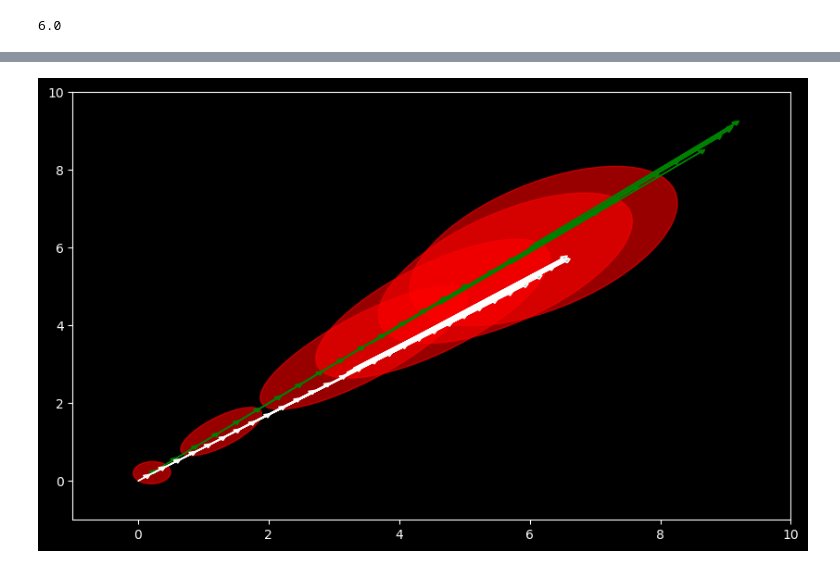
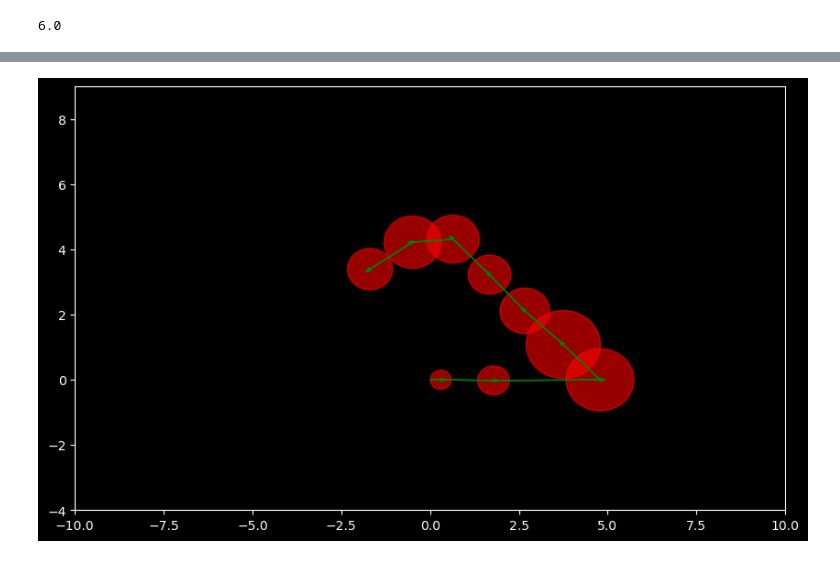
Before and after one commit to nuryte/localization, a Jupyter notebook: localization.ipynb, the cells around one changed output, grey strips where cells are left out. Drawn from its saved outputs; the diff is of its cells as text; code cells hidden in the pictures.

Commit message:
cleaned the error feedback

```diff
--- a/localization.ipynb
+++ b/localization.ipynb
@@ -334,7 +334,7 @@ plot_gaussian_ellipse2(x, Q, ax1, color='yellow', alpha=0.4)
 # Kalman Filter
 # %%
 x0 = [0,0]
-U = [(5,0), (0,5), (-9,-2), (7,7)]
+U = [(5,0), (0,5), (-9,-4), (7,7)]
 
 
 # Initial belief
@@ -405,60 +405,72 @@ def prob_motion2(x, u, motion_cov):
     return mean, cov
 
 ax1 = plt.axes()
-ax1.set_xlim(-1, 10)
-ax1.set_ylim(-1, 10)
+ax1.set_xlim(-10, 10)
+ax1.set_ylim(-4, 9)
 
 timestep = .2
 imagestep = 1 # +- .5
 xmaxvel = 1.5
-xunvel = (.7 + .4 * np.random.rand()) #random uncertainty in the velocity
-windvel = (-.2  + .4*np.random.rand(),-.2+ .4*np.random.rand())
+xunvel = 1#(.8 + .4 * np.random.rand()) #random uncertainty in the velocity
+windvel = 0#(-.2  + .4*np.random.rand(),-.2+ .4*np.random.rand())
 yawunvel = .1
 yawmaxvel = np.pi/10
-motion_cov = [[1,0], [0,.2]]  # covariance
+motion_cov = [[1,0], [0,1]]  # covariance
 
-Q = [[1,0],[0,1]] #covariance of the error
+Q = [[.1,0],[0,.1]] #covariance of the error
 
-dest = np.array([6,6])
+U = [(5,0), (0,5), (-9,-2), (7,7)]
+#dest = np.array([6.,6.])
 destun = .5
 
-vel = np.array([0,0])
-mean = np.array([0,0])
-actual = np.array([0,0])
+vel = np.array([0.,0.])
+mean = np.array([0.,0.])
+actual = np.array([0.,0.])
 yaw = 0
 cov = np.array([[.01,0], [0,.01]])
 times = 0
+prediction = np.array([0,0])
+movement = np.array([0,0])
 mean2 = np.array([0,0])
 actual2 = np.array([0,0])
 
-while np.linalg.norm(dest-np.array(actual)) > destun:
-    if times > 20:
-        break
-    prediction = xmaxvel * (dest.copy()-np.array(mean))/np.linalg.norm(dest-np.array(mean))
-    movement = xunvel * prediction.copy() + np.array(windvel) + np.array((-.05  + .1*np.random.rand(),-.05+ .1*np.random.rand()))
-
-    mean += prediction*timestep
-    actual += movement*timestep
+for d in U:
+    dest = np.array(d)
+    while np.linalg.norm(dest-np.array(actual)) > destun:
+        if times > 90:
+            break
+        prediction = xmaxvel * (dest-np.array(mean))/np.linalg.norm(dest-np.array(mean))
+        movement = xunvel * prediction + np.array(windvel) + np.array((-.05  + .1*np.random.rand(),-.05+ .1*np.random.rand()))
+        #print(mean)
+        mean += prediction*timestep
+        #print(prediction)
+        actual += movement*timestep
 
 
-    if round(times%1,1) == 0:
-        #take a measurement
-        z = actual + (-.1  + .2*np.random.rand(),-.1+ .2*np.random.rand())
-        K = np.dot(cov, np.linalg.inv(cov + Q))
-        mean = mean + np.dot(K, z-mean)
-        cov = np.dot(np.identity(2)-K, cov)
-        plt.arrow(mean2[0]/2, mean2[1]/2, mean[0]/2, mean[1]/2, head_width=.1, head_length = .1, color = "green")
-        #print(actual)
-        plt.arrow(actual2[0]/2, actual2[1]/2, actual[0]/2, actual[1]/2, head_width=.1, head_length = .1)
-        plot_gaussian_ellipse2(mean, cov, ax1, color='red', alpha=0.6)
-        mean2 = mean.copy()
-        actual2 = actual.copy()
-    #print(round(times%1,1) == 0)
+        if round(times%1,1) == 0:
+            #take a measurement
+            mean, cov_t = prob_motion(mean2, mean - mean2, motion_cov)
+            #print(cov[0,0])
+            cov += cov_t
+            if np.random.rand()>.5:
+                z = actual + (-.1  + .2*np.random.rand(),-.1+ .2*np.random.rand())
+                K = np.dot(cov, np.linalg.inv(cov + Q))
+                mean = mean + np.dot(K, z-mean)
+                cov = np.dot(np.identity(2)-K, cov)
+            plt.arrow(mean2[0], mean2[1], mean[0]-mean2[0], mean[1]-mean2[1], head_width=.1, color = "green")
+            #print(actual)
+            plt.arrow(actual2[0], actual2[1], actual[0]-actual2[0], actual[1]-actual2[1], head_width=.1)
+            plot_gaussian_ellipse2(mean, cov, ax1, color='red', alpha=0.6)
+
+            mean2 = mean.copy()
+            actual2 = actual.copy()
+        #print(round(times%1,1) == 0)
 
 
-    times += timestep
+        times += timestep
+
+    print(mean)
+    print(np.linalg.norm(dest-np.array(actual)) )
+
 plt.show()
-
-print(mean)
-print(np.linalg.norm(dest-np.array(actual)) )
 # %% [output]
@@ -465 +485 @@ print(np.linalg.norm(dest-np.array(actual)) )
-[figure, old version]
+[figure, new version]
```
Also changed, not shown: parts of 2 cells of this notebook.
